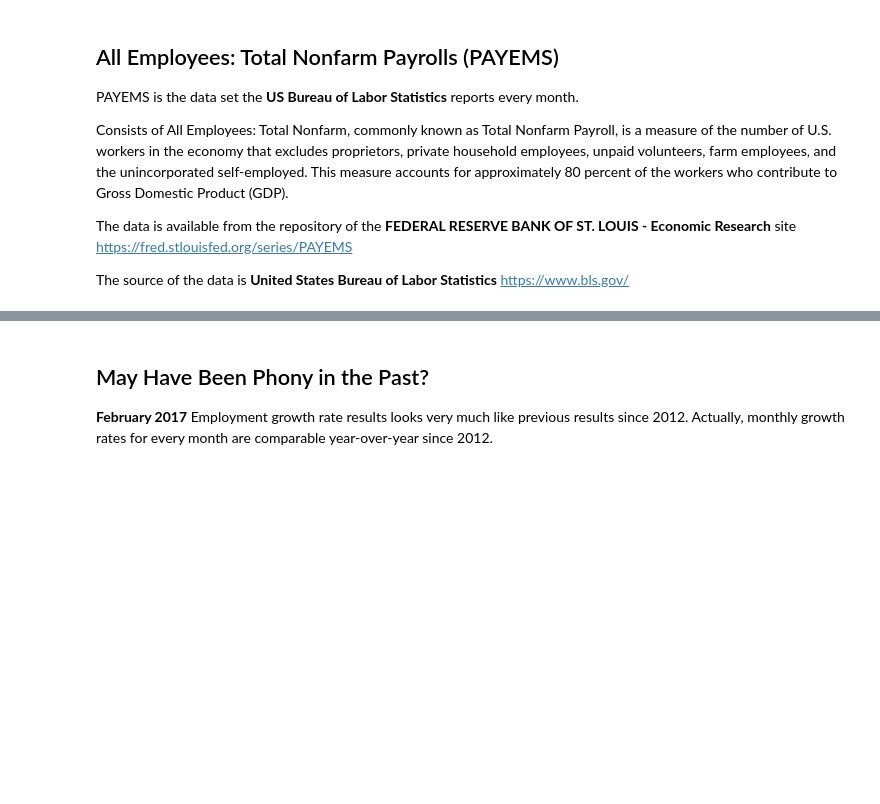
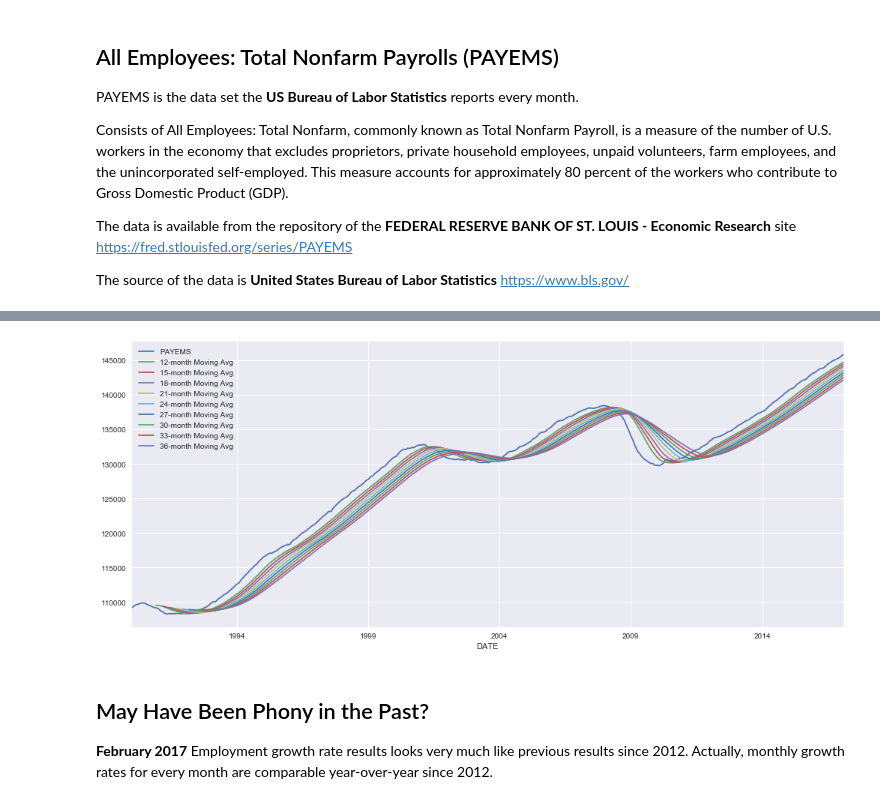
Before and after one commit to sankeyquant/US-Employment, a Jupyter notebook: US-Employment.ipynb, the cells around one changed output, grey strips where cells are left out. Drawn from its saved outputs; the diff is of its cells as text; code cells hidden in the pictures; blank space fills up the shorter version.

```diff
--- a/US-Employment.ipynb
+++ b/US-Employment.ipynb
@@ -25,3 +28,11 @@ PAYEMS = web.DataReader(["PAYEMS"], "fred", start=datetime.datetime(2000, 1, 1),
+# %%
+PAYEMS.PAYEMS.plot(legend=True)
+for n in range(12,39,3):
+    PAYEMS['{}-month Moving Avg'.format(n)] = PAYEMS.PAYEMS.rolling(window=n).mean()
+    PAYEMS['{}-month Moving Avg'.format(n)].plot(figsize=(17,7),legend=True)
+plt.show()
+# %% [output]
+[figure, added]
 # %% [markdown]
 ## May Have Been Phony in the Past?
 **February 2017** Employment growth rate results looks very much like previous results since 2012.
```
Also changed, not shown: parts of 4 cells of this notebook.
